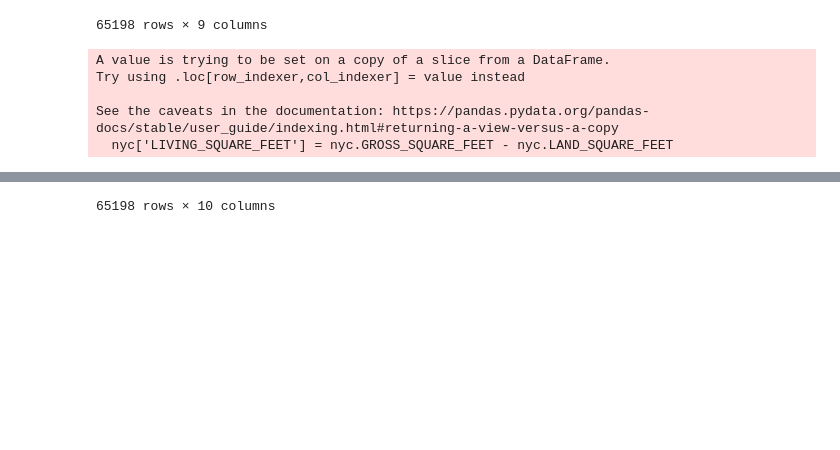
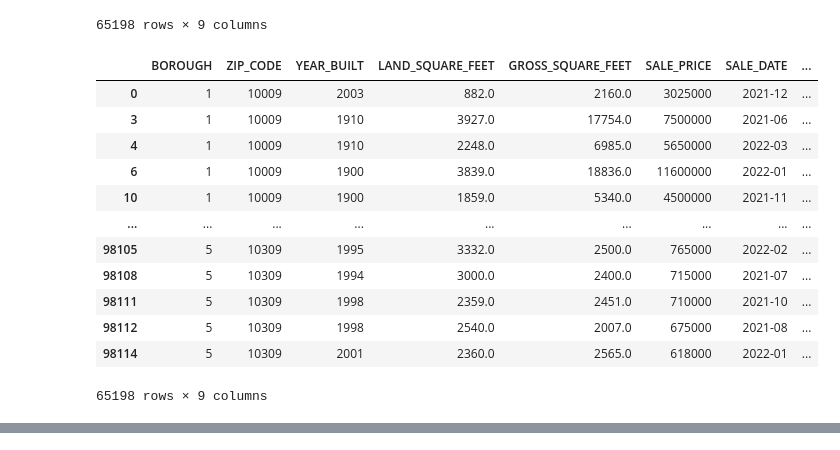
Before and after one commit to CLee004/NYC_Housing_Dashboard, a Jupyter notebook: PROPERTY_VALUES_NYC_DATA_CLEANING/rolling_sales_analysis.ipynb, the cells around one changed output, grey strips where cells are left out. Cells and saved outputs as stored; diff of their text form; code cells hidden in the pictures; blank space fills up the shorter version.

```diff
--- a/PROPERTY_VALUES_NYC_DATA_CLEANING/rolling_sales_analysis.ipynb
+++ b/PROPERTY_VALUES_NYC_DATA_CLEANING/rolling_sales_analysis.ipynb
@@ -470,18 +469,23 @@ See the caveats in the documentation: https://pandas.pydata.org/pandas-docs/stab
 | 98114 | 5 | WOODROW | 82 AMBASSADOR LANE | 10309 | 2360.0 | 2565.0 | 2001 | 618000 | ... |
 65198 rows × 9 columns
 # %%
-# We can add a living_square_feet column based on gross - land
-nyc['LIVING_SQUARE_FEET'] = nyc.GROSS_SQUARE_FEET - nyc.LAND_SQUARE_FEET
-
 # Let's rearrange the column order for better readability
 nyc = nyc[['BOROUGH', 'ZIP_CODE', 'YEAR_BUILT',
-'LAND_SQUARE_FEET', 'LIVING_SQUARE_FEET', 'GROSS_SQUARE_FEET',
+'LAND_SQUARE_FEET', 'GROSS_SQUARE_FEET',
 'SALE_PRICE', 'SALE_DATE', 'NEIGHBORHOOD', 'ADDRESS']]
 
 nyc
 # %% [output]
+|  | BOROUGH | ZIP_CODE | YEAR_BUILT | LAND_SQUARE_FEET | GROSS_SQUARE_FEET | SALE_PRICE | SALE_DATE | ... |
+| 0 | 1 | 10009 | 2003 | 882.0 | 2160.0 | 3025000 | 2021-12 | ... |
+| 3 | 1 | 10009 | 1910 | 3927.0 | 17754.0 | 7500000 | 2021-06 | ... |
+| 4 | 1 | 10009 | 1910 | 2248.0 | 6985.0 | 5650000 | 2022-03 | ... |
+| 6 | 1 | 10009 | 1900 | 3839.0 | 18836.0 | 11600000 | 2022-01 | ... |
+| 10 | 1 | 10009 | 1900 | 1859.0 | 5340.0 | 4500000 | 2021-11 | ... |
+| ... | ... | ... | ... | ... | ... | ... | ... | ... |
+| 98105 | 5 | 10309 | 1995 | 3332.0 | 2500.0 | 765000 | 2022-02 | ... |
+| 98108 | 5 | 10309 | 1994 | 3000.0 | 2400.0 | 715000 | 2021-07 | ... |
+| 98111 | 5 | 10309 | 1998 | 2359.0 | 2451.0 | 710000 | 2021-10 | ... |
+| 98112 | 5 | 10309 | 1998 | 2540.0 | 2007.0 | 675000 | 2021-08 | ... |
+| 98114 | 5 | 10309 | 2001 | 2360.0 | 2565.0 | 618000 | 2022-01 | ... |
-A value is trying to be set on a copy of a slice from a DataFrame.
-Try using .loc[row_indexer,col_indexer] = value instead
-
-See the caveats in the documentation: https://pandas.pydata.org/pandas-docs/stable/user_guide/indexing.html#returning-a-view-versus-a-copy
-  nyc['LIVING_SQUARE_FEET'] = nyc.GROSS_SQUARE_FEET - nyc.LAND_SQUARE_FEET
+65198 rows × 9 columns
@@ -500,3 +492,2 @@ See the caveats in the documentation: https://pandas.pydata.org/pandas-docs/stab
-65198 rows × 10 columns
 # %%
 # Let's take numerical rows to create our learning model. We have to keep address and neighborhood for our dashboard purposes
```
Also changed, not shown: parts of 4 cells of this notebook.
